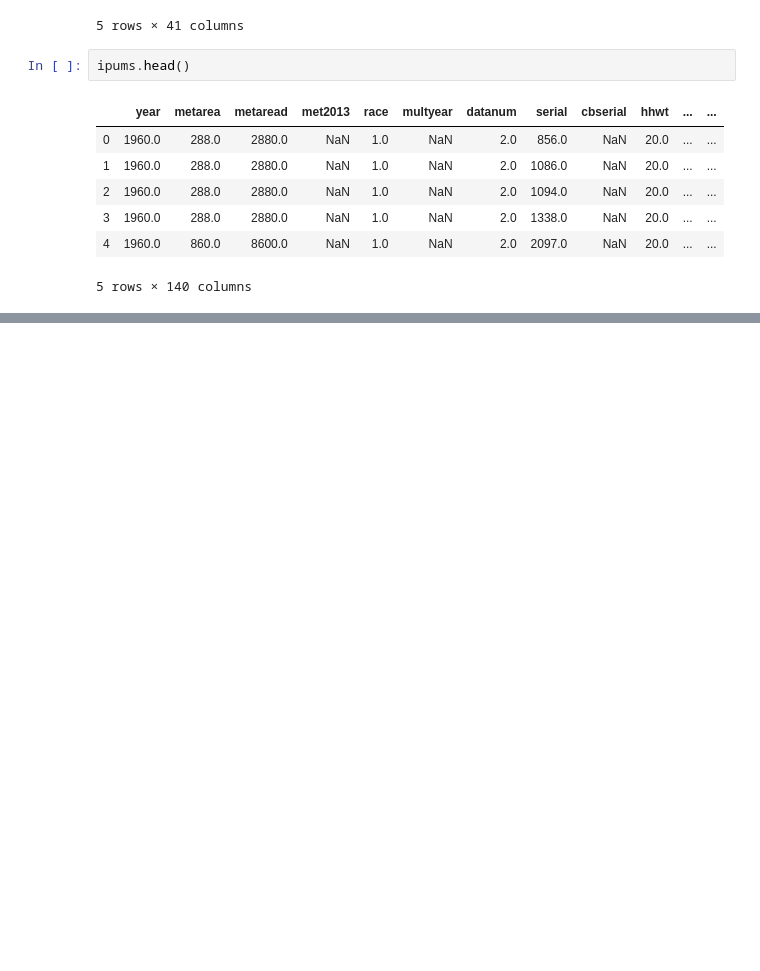
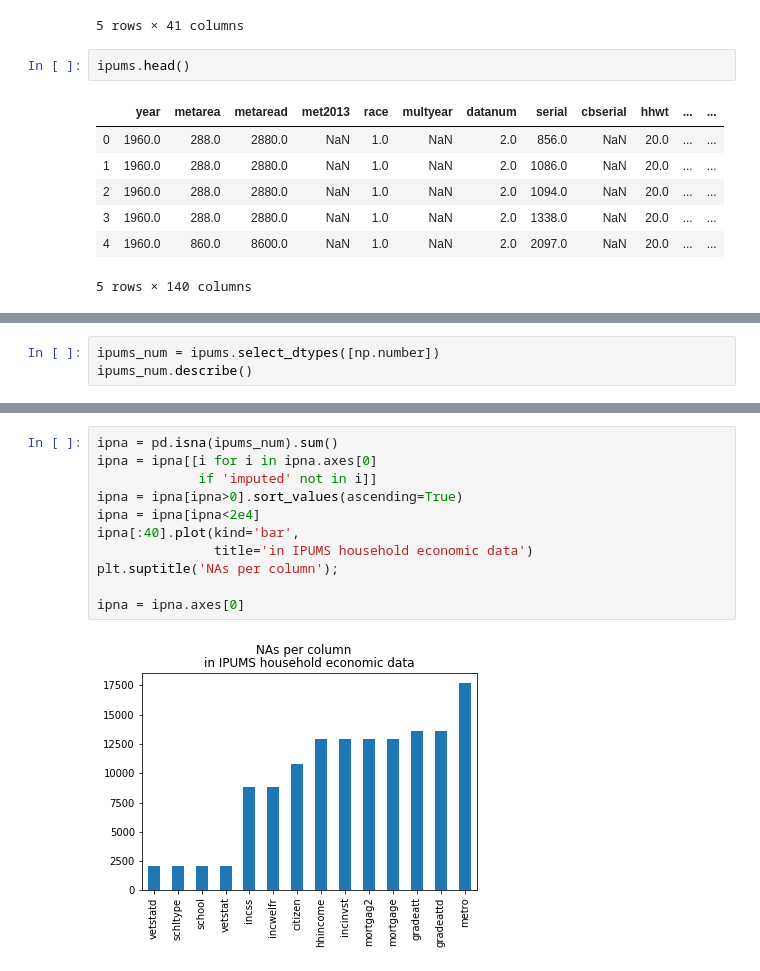
Before and after one commit to dicicch/features-of-innovators, a Jupyter notebook: notebooks/EDA.ipynb, the cells around one changed output, grey strips where cells are left out. Drawn from its saved outputs; the diff is of its cells as text; blank space fills up the shorter version.

```diff
--- a/notebooks/EDA.ipynb
+++ b/notebooks/EDA.ipynb
@@ -62,3 +66,6 @@ Some important notes on these features:
 <img src="../res/Gini_coefficient.png" alt="Gini Coefficient Visualization" width="400" style="background-color:#e2cb70;" align="left"/>
 
 Gini appears to be a robust predictor – attempt to explain variance in innovation using Gini index?
+# %%
+ipums_num = ipums.select_dtypes([np.number])
+ipums_num.describe()
@@ -64,0 +83,13 @@ Gini appears to be a robust predictor – attempt to explain variance in innovat
+# %%
+ipna = pd.isna(ipums_num).sum()
+ipna = ipna[[i for i in ipna.axes[0]
+             if 'imputed' not in i]]
+ipna = ipna[ipna>0].sort_values(ascending=True)
+ipna = ipna[ipna<2e4]
+ipna[:40].plot(kind='bar',
+               title='in IPUMS household economic data')
+plt.suptitle('NAs per column');
+
+ipna = ipna.axes[0]
+# %% [output]
+[figure, added]
```
Also changed, not shown: parts of 9 cells of this notebook, 1 other file.
